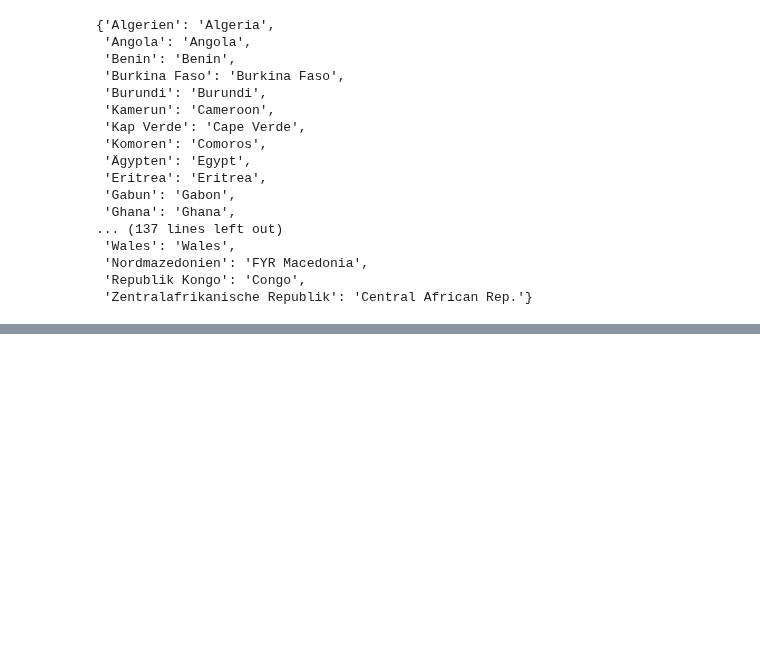
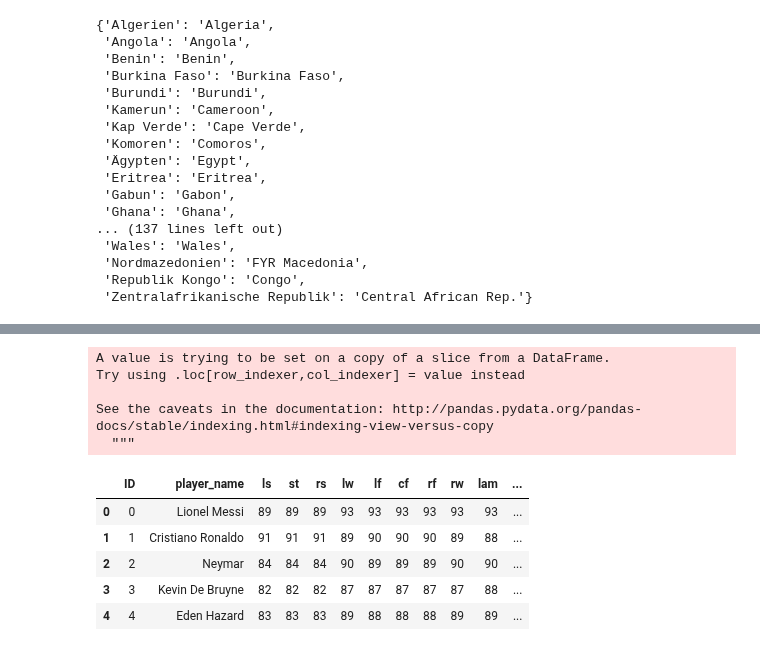
Before and after one commit to fabwerk90/FIFA-20---Market-value-prediction, a Jupyter notebook: f_feature_engineering.ipynb, the cells around one changed output, grey strips where cells are left out. Drawn from its saved outputs; the diff is of its cells as text; code cells hidden in the pictures; blank space fills up the shorter version.

```diff
--- a/f_feature_engineering.ipynb
+++ b/f_feature_engineering.ipynb
@@ -106,0 +172,19 @@ df_fp.head(3)
+# %%
+# flexibility 2 --> find max and count how often / on how many positions
+df_fp["ID"] = df_fp.index
+df_fp["ID"] = df_fp["ID"].astype("object")
+df_fp_flex = df_fp[["ID","player_name","ls","st","rs","lw","lf","cf","rf","rw","lam","cam","ram","lm","lcm","cm","rcm","rm","lwb","ldm","cdm","rdm","rwb","lb","lcb","cb","rcb","rb"]]
+df_fp_flex["max_pos_value"] = df_fp_flex.max(axis=1)
+df_fp_flex.head()
+# %% [output]
+A value is trying to be set on a copy of a slice from a DataFrame.
+Try using .loc[row_indexer,col_indexer] = value instead
+
+See the caveats in the documentation: http://pandas.pydata.org/pandas-docs/stable/indexing.html#indexing-view-versus-copy
+  """
+|  | ID | player_name | ls | st | rs | lw | lf | cf | rf | rw | lam | ... |
+| 0 | 0 | Lionel Messi | 89 | 89 | 89 | 93 | 93 | 93 | 93 | 93 | 93 | ... |
+| 1 | 1 | Cristiano Ronaldo | 91 | 91 | 91 | 89 | 90 | 90 | 90 | 89 | 88 | ... |
+| 2 | 2 | Neymar | 84 | 84 | 84 | 90 | 89 | 89 | 89 | 90 | 90 | ... |
+| 3 | 3 | Kevin De Bruyne | 82 | 82 | 82 | 87 | 87 | 87 | 87 | 87 | 88 | ... |
+| 4 | 4 | Eden Hazard | 83 | 83 | 83 | 89 | 88 | 88 | 88 | 89 | 89 | ... |
```
Also changed, not shown: parts of 12 cells of this notebook.
